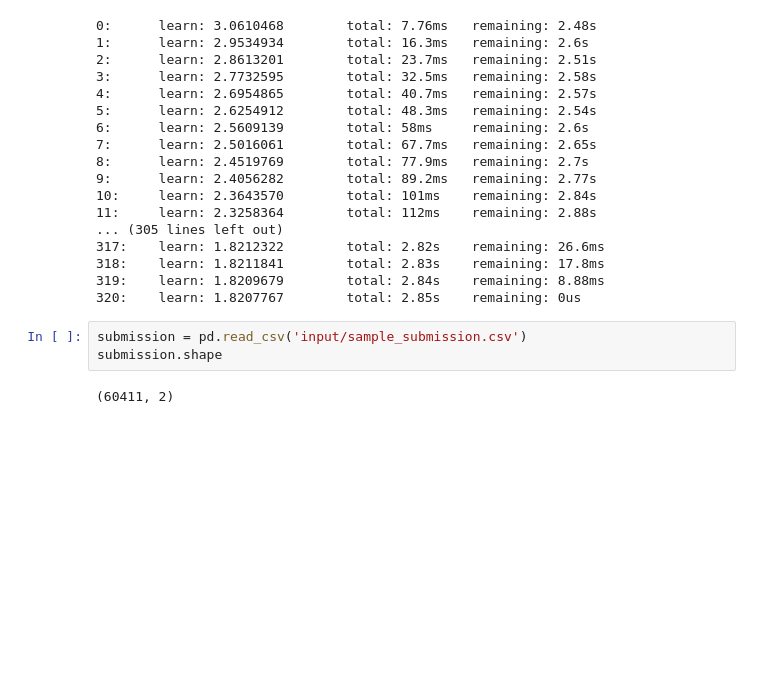
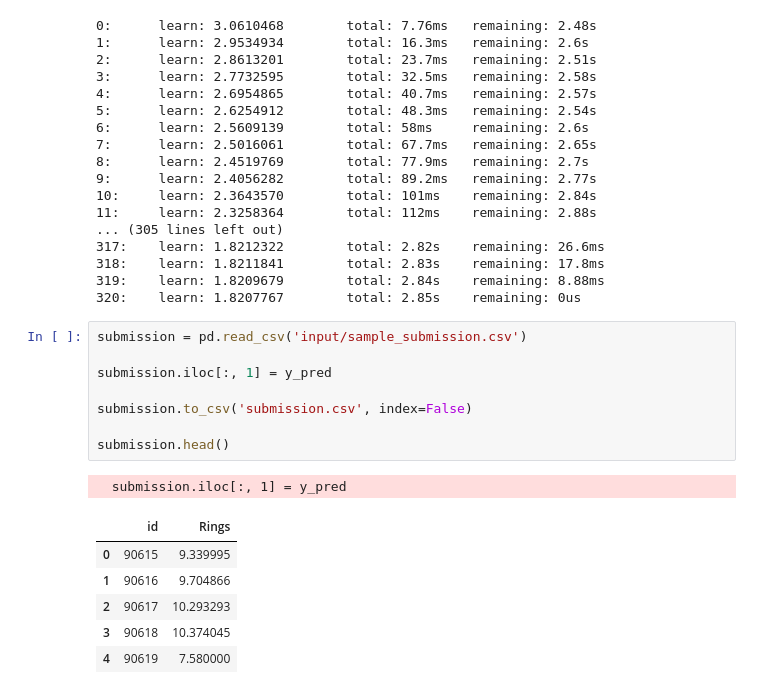
Before and after one commit to rafaPassarinho/kaggle-competitions, a Jupyter notebook: regression-abalone-dataset/competition-notebook.ipynb, the cells around one changed output. Drawn from its saved outputs; the diff is of its cells as text; blank space fills up the shorter version.

```diff
--- a/regression-abalone-dataset/competition-notebook.ipynb
+++ b/regression-abalone-dataset/competition-notebook.ipynb
@@ -521,6 +521,17 @@ y_pred = cat.predict(X_test)
 320:    learn: 1.8207767        total: 2.85s    remaining: 0us
 # %%
 submission = pd.read_csv('input/sample_submission.csv')
-submission.shape
+
+submission.iloc[:, 1] = y_pred
+
+submission.to_csv('submission.csv', index=False)
+
+submission.head()
 # %% [output]
-(60411, 2)
+  submission.iloc[:, 1] = y_pred
+|  | id | Rings |
+| 0 | 90615 | 9.339995 |
+| 1 | 90616 | 9.704866 |
+| 2 | 90617 | 10.293293 |
+| 3 | 90618 | 10.374045 |
+| 4 | 90619 | 7.580000 |
```
Also changed, not shown: parts of 1 cell of this notebook, 1 other file.
